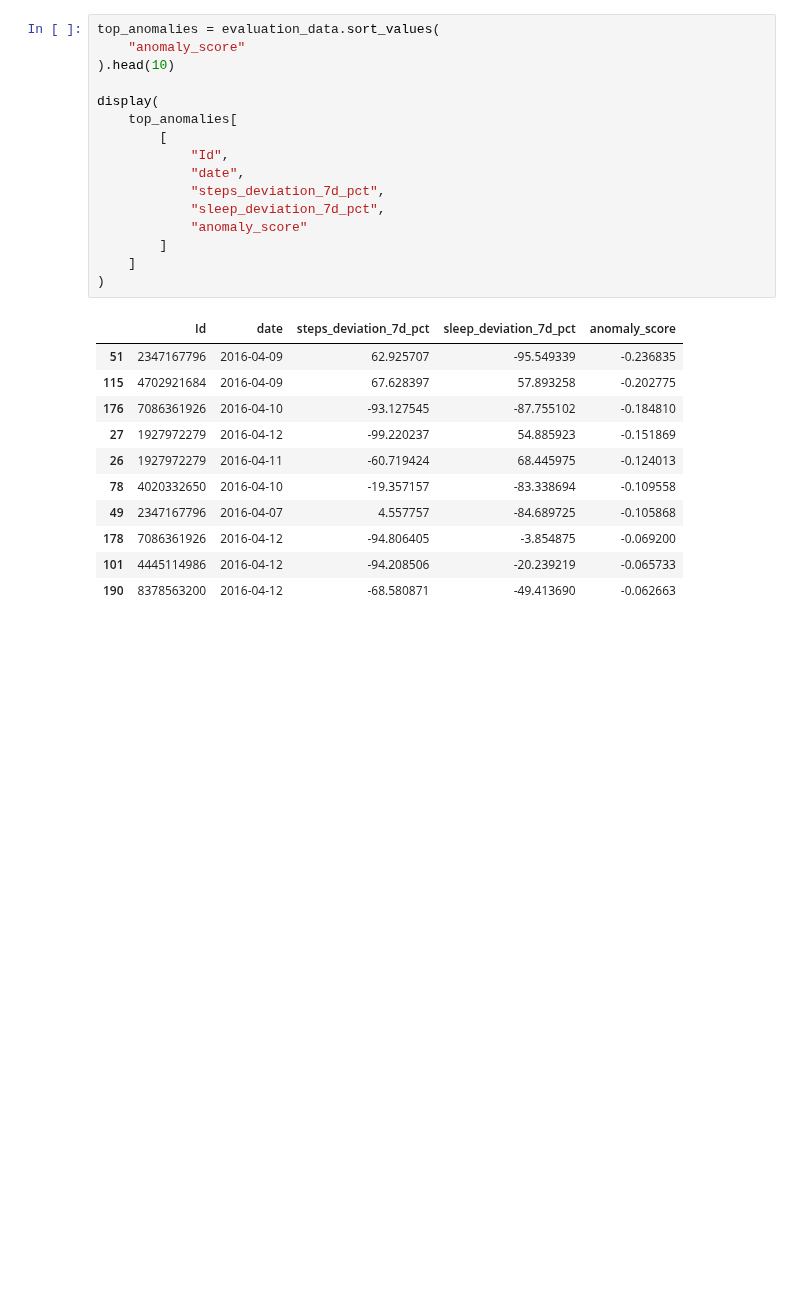
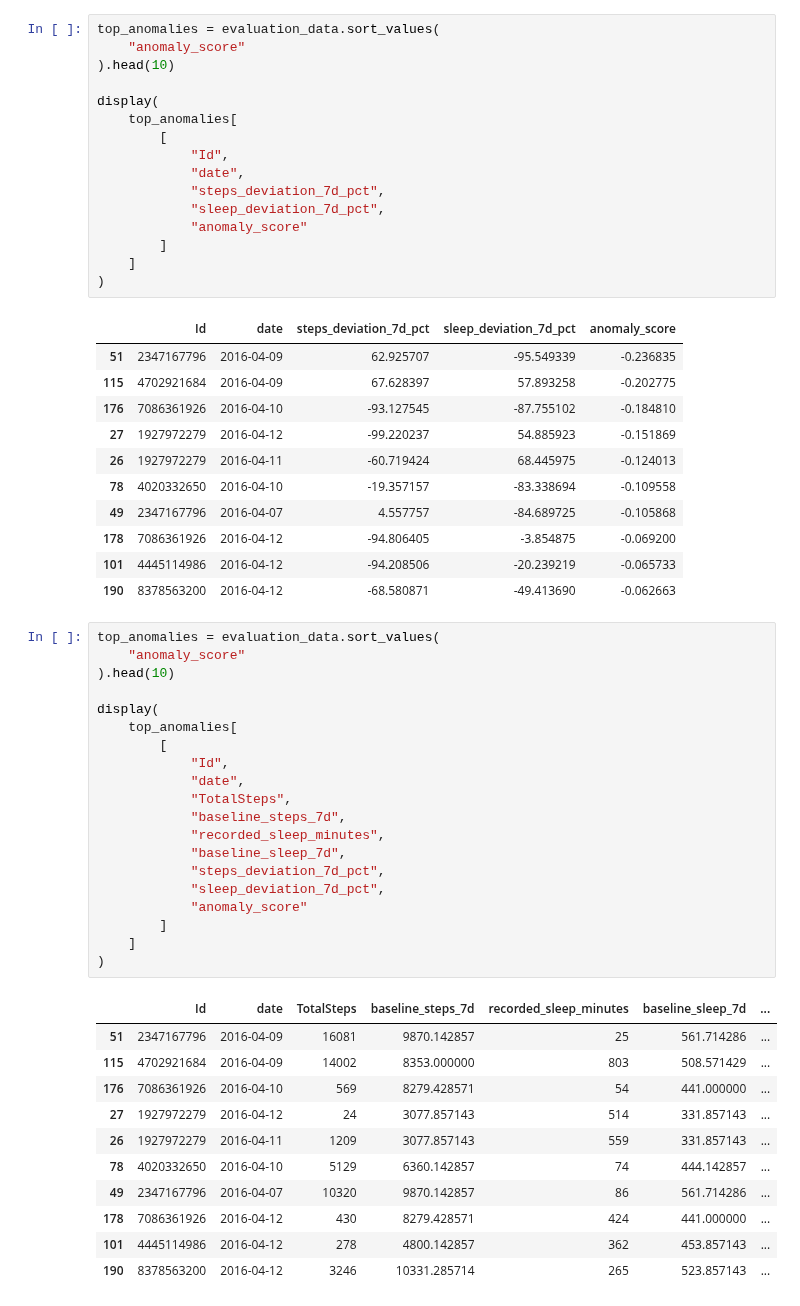
Before and after one commit to mukulsharmao7/Health-AI, a Jupyter notebook: notebooks/06_anomaly_visualization.ipynb, the cells around one changed output. Saved outputs shown, nothing was run; the diff lists cells and outputs as text; blank space fills up the shorter version.

Commit message:
feat: investigate anomaly data quality

```diff
--- a/notebooks/06_anomaly_visualization.ipynb
+++ b/notebooks/06_anomaly_visualization.ipynb
@@ -112,3 +112,35 @@ display(
 | 178 | 7086361926 | 2016-04-12 | -94.806405 | -3.854875 | -0.069200 |
 | 101 | 4445114986 | 2016-04-12 | -94.208506 | -20.239219 | -0.065733 |
 | 190 | 8378563200 | 2016-04-12 | -68.580871 | -49.413690 | -0.062663 |
+# %%
+top_anomalies = evaluation_data.sort_values(
+    "anomaly_score"
+).head(10)
+
+display(
+    top_anomalies[
+        [
+            "Id",
+            "date",
+            "TotalSteps",
+            "baseline_steps_7d",
+            "recorded_sleep_minutes",
+            "baseline_sleep_7d",
+            "steps_deviation_7d_pct",
+            "sleep_deviation_7d_pct",
+            "anomaly_score"
+        ]
+    ]
+)
+# %% [output]
+|  | Id | date | TotalSteps | baseline_steps_7d | recorded_sleep_minutes | baseline_sleep_7d | ... |
+| 51 | 2347167796 | 2016-04-09 | 16081 | 9870.142857 | 25 | 561.714286 | ... |
+| 115 | 4702921684 | 2016-04-09 | 14002 | 8353.000000 | 803 | 508.571429 | ... |
+| 176 | 7086361926 | 2016-04-10 | 569 | 8279.428571 | 54 | 441.000000 | ... |
+| 27 | 1927972279 | 2016-04-12 | 24 | 3077.857143 | 514 | 331.857143 | ... |
+| 26 | 1927972279 | 2016-04-11 | 1209 | 3077.857143 | 559 | 331.857143 | ... |
+| 78 | 4020332650 | 2016-04-10 | 5129 | 6360.142857 | 74 | 444.142857 | ... |
+| 49 | 2347167796 | 2016-04-07 | 10320 | 9870.142857 | 86 | 561.714286 | ... |
+| 178 | 7086361926 | 2016-04-12 | 430 | 8279.428571 | 424 | 441.000000 | ... |
+| 101 | 4445114986 | 2016-04-12 | 278 | 4800.142857 | 362 | 453.857143 | ... |
+| 190 | 8378563200 | 2016-04-12 | 3246 | 10331.285714 | 265 | 523.857143 | ... |
```
Also changed, not shown: parts of 4 cells of this notebook, 1 other file.
